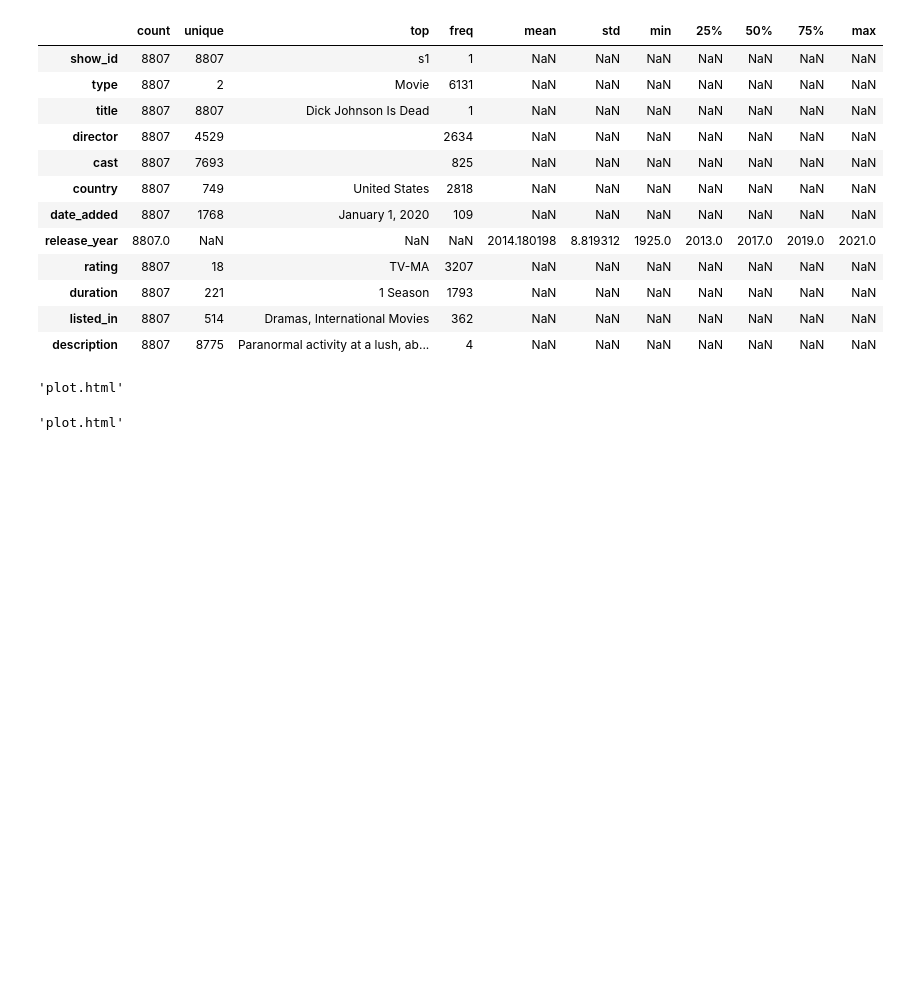
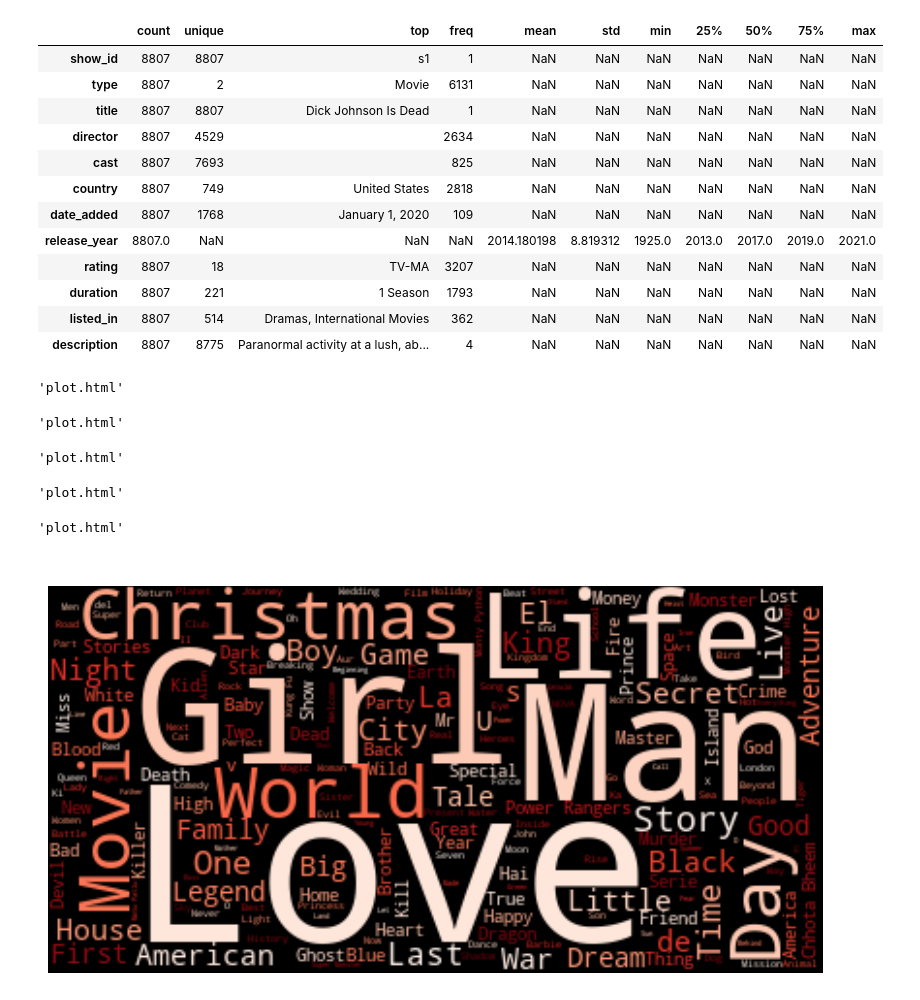
Before and after one commit to mim515/Movie-Reccomendation-System, a Jupyter notebook: movie.ipynb, the cells around one changed output. Cells and saved outputs as stored; diff of their text form; code cells hidden in the pictures; blank space fills up the shorter version.

```diff
--- a/movie.ipynb
+++ b/movie.ipynb
@@ -293,3 +147,76 @@ import plotly.offline as pyo
 pyo.plot(fig, filename='plot.html', auto_open=True)
 # %% [output]
 'plot.html'
+# %%
+top_countries = netflix_data['country'].value_counts().head(10)
+
+fig = px.treemap(names=top_countries.index, parents=["" for _ in top_countries.index], values=top_countries.values)
+
+fig.update_layout(
+    plot_bgcolor='rgb(17, 17, 17)',
+    paper_bgcolor='rgb(17, 17, 17)',
+    font_color='white',
+    title='Top Countries with Highest Number of Movies',
+)
+import plotly.offline as pyo
+pyo.plot(fig, filename='plot.html', auto_open=True)
+# %% [output]
+'plot.html'
+# %%
+country_movie_counts = netflix_data['country'].value_counts()
+
+data = pd.DataFrame({'Country': country_movie_counts.index, 'Movie Count': country_movie_counts.values})
+
+fig = px.choropleth(data_frame=data, locations='Country', locationmode='country names',
+                    color='Movie Count', title='Number of Movies Released By Country',
+                    color_continuous_scale='Reds', range_color=(0, data['Movie Count'].max()),
+                    labels={'Movie Count': 'Number of Movies'})
+
+fig.update_layout(
+    plot_bgcolor='rgb(17, 17, 17)',
+    paper_bgcolor='rgb(17, 17, 17)',
+    font_color='white'
+)
+import plotly.offline as pyo
+pyo.plot(fig, filename='plot.html', auto_open=True)
+# %% [output]
+'plot.html'
+# %%
+ratings       = list(netflix_data['rating'].value_counts().index)
+rating_counts = list(netflix_data['rating'].value_counts().values)
+
+fig = go.Figure(data=[go.Bar(
+    x=ratings,
+    y=rating_counts,
+    marker_color='#E50914'
+)])
+
+fig.update_layout(
+    title='Movie Ratings Distribution',
+    xaxis_title='Rating',
+    yaxis_title='Count',
+    plot_bgcolor='rgba(0, 0, 0, 0)',
+    paper_bgcolor='rgba(0, 0, 0, 0.7)',
+    font=dict(
+        color='white'
+    )
+)
+
+import plotly.offline as pyo
+pyo.plot(fig,filename='plot.html', auto_open=True)
+# %% [output]
+'plot.html'
+# %%
+titles = netflix_data['title'].values
+
+text = ' '.join(titles)
+
+wordcloud = WordCloud(background_color='black', colormap='Reds').generate(text)
+
+plt.figure(figsize=(10, 6))
+plt.imshow(wordcloud, interpolation='bilinear')
+plt.axis('off')
+plt.title('Most Common Words in Netflix Titles', color='white')
+plt.show()
+# %% [output]
+[figure, added]
```
Also changed, not shown: parts of 25 cells of this notebook.
